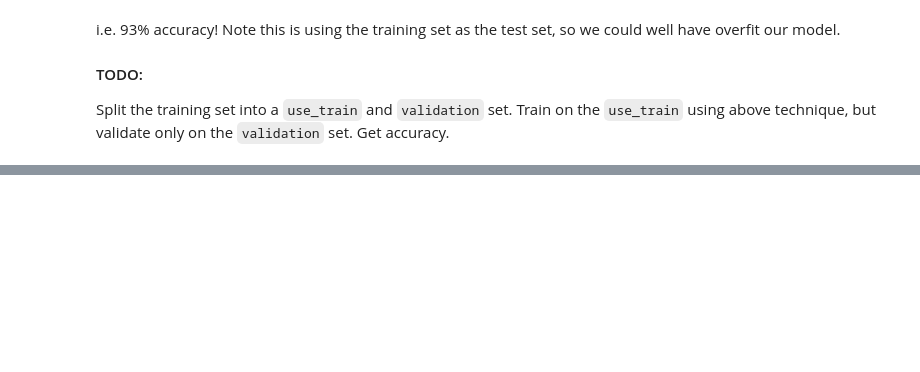
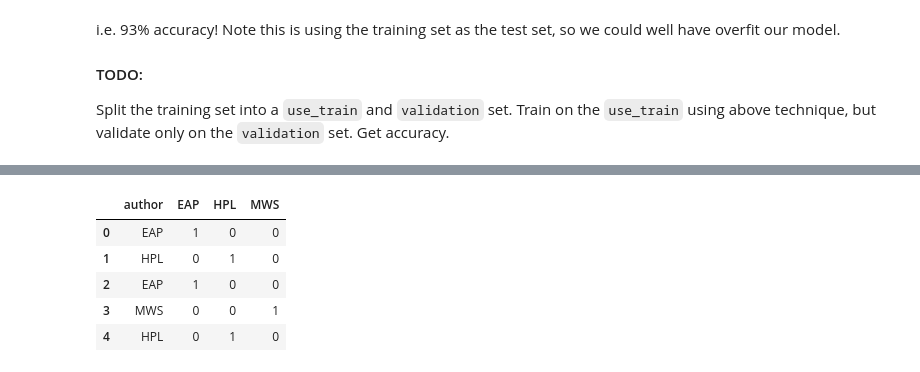
Before and after one commit to kiwidamien/spooky_author, a Jupyter notebook: spooky_eda.ipynb, the cells around one changed output, grey strips where cells are left out. Cells and saved outputs as stored; diff of their text form; code cells hidden in the pictures; blank space fills up the shorter version.

```diff
--- a/spooky_eda.ipynb
+++ b/spooky_eda.ipynb
@@ -219,0 +214,10 @@ byAuthor
+# %%
+results = pd.concat([train, pd.get_dummies(train.prediction)],axis = 1)[['author', 'EAP', 'HPL', 'MWS']]
+results.head()
+# %% [output]
+|  | author | EAP | HPL | MWS |
+| 0 | EAP | 1 | 0 | 0 |
+| 1 | HPL | 0 | 1 | 0 |
+| 2 | EAP | 1 | 0 | 0 |
+| 3 | MWS | 0 | 0 | 1 |
+| 4 | HPL | 0 | 1 | 0 |
```
Also changed, not shown: parts of 16 cells of this notebook.
